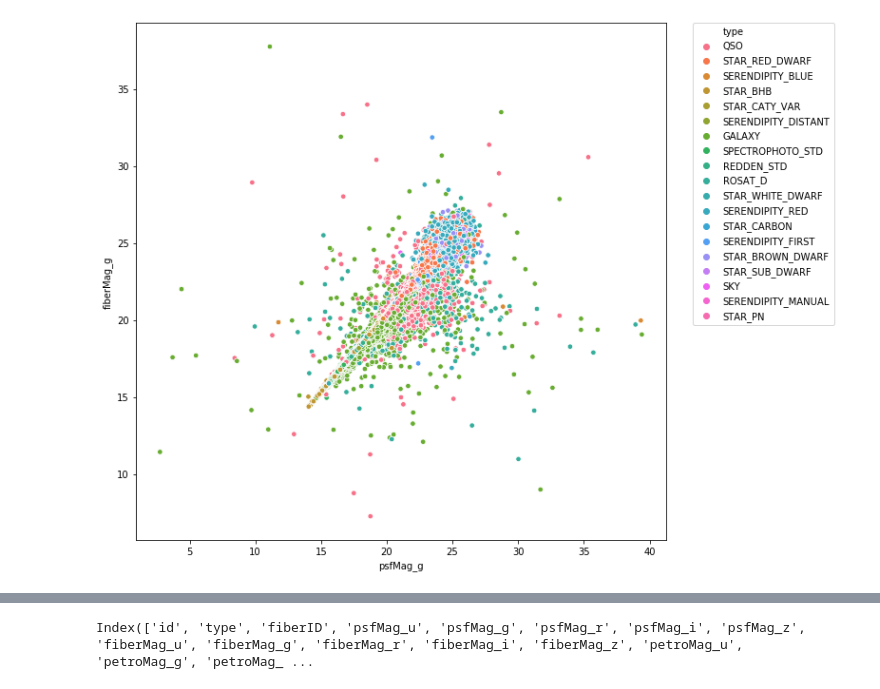
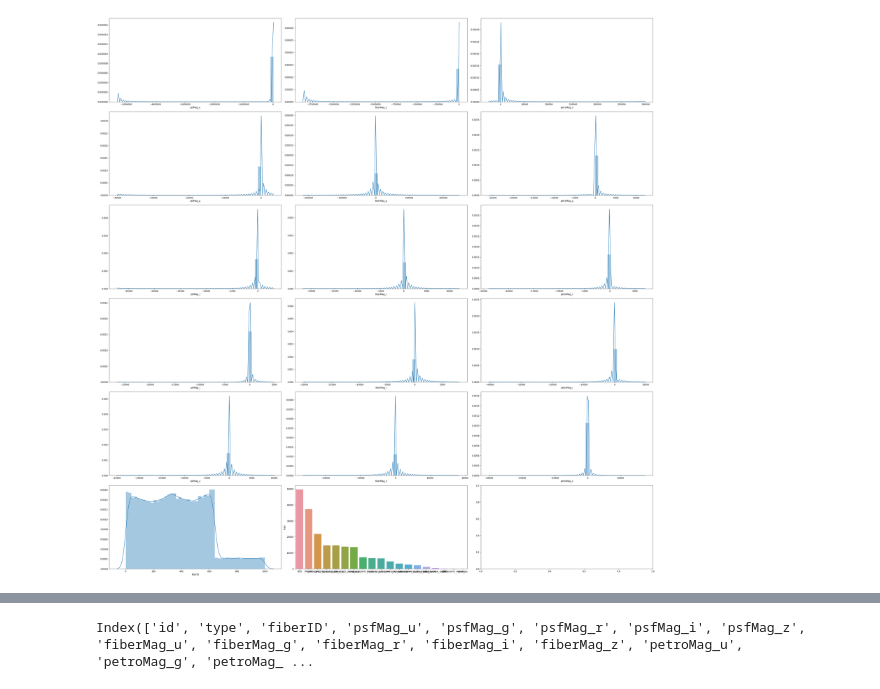
Before and after one commit to idjoopal/MLFW_study, a Jupyter notebook: Dacon/classification_universe.ipynb, the cells around one changed output, grey strips where cells are left out. Drawn from its saved outputs; the diff is of its cells as text; code cells hidden in the pictures.

Commit message:
functionalize, remove outlier data

```diff
--- a/Dacon/classification_universe.ipynb
+++ b/Dacon/classification_universe.ipynb
@@ -73,0 +34,30 @@ train_outL_t = pd.merge(train_outL, train[['id','type']], how='left', on='id')
+# %%
+# FUNCTION : 독립변수별 histogram 그리기
+def draw_distplot(df):
+    fig, ax = plt.subplots(6, 3, figsize=(36,36))
+
+    sns.distplot(df['psfMag_u'], ax=ax[0][0])
+    sns.distplot(df['fiberMag_u'], ax=ax[0][1])
+    sns.distplot(df['petroMag_u'], ax=ax[0][2])
+
+    sns.distplot(df['psfMag_g'], ax=ax[1][0])
+    sns.distplot(df['fiberMag_g'], ax=ax[1][1])
+    sns.distplot(df['petroMag_g'], ax=ax[1][2])
+
+    sns.distplot(df['psfMag_r'], ax=ax[2][0])
+    sns.distplot(df['fiberMag_r'], ax=ax[2][1])
+    sns.distplot(df['petroMag_r'], ax=ax[2][2])
+
+    sns.distplot(df['psfMag_i'], ax=ax[3][0])
+    sns.distplot(df['fiberMag_i'], ax=ax[3][1])
+    sns.distplot(df['petroMag_i'], ax=ax[3][2])
+
+    sns.distplot(df['psfMag_z'], ax=ax[4][0])
+    sns.distplot(df['fiberMag_z'], ax=ax[4][1])
+    sns.distplot(df['petroMag_z'], ax=ax[4][2])
+
+    sns.distplot(df['fiberID'], ax=ax[5][0])
+    sns.barplot(x=df['type'].value_counts().index, y=df['type'].value_counts(), ax=ax[5][1])
+
+    plt.tight_layout()
+    plt.show()
@@ -85,11 +77,0 @@ plt.show()
-# %%
-plt.figure(figsize=(10,10))
-sns.scatterplot(x='psfMag_g', y='fiberMag_g',
-                s=30, # marker size
-                hue='type',
-                # data=train_NoutL_t)
-                data=train_NoutL_t.loc[(train_NoutL_t['psfMag_g'] > 0) & (train_NoutL_t['psfMag_g'] < 40) & (train_NoutL_t['fiberMag_g'] > 0) & (train_NoutL_t['fiberMag_g'] < 40)])
-plt.legend(bbox_to_anchor=(1.05, 1), loc=2, borderaxespad=0.)
-plt.show()
-# %% [output]
-[figure, removed]
@@ -95,0 +140,5 @@ plt.show()
+# %%
+# 1. 변수들의 HISTOGRAM을 통해 분포 확인하기
+draw_distplot(train)
+# %% [output]
+[figure, added]
```
Also changed, not shown: parts of 43 cells of this notebook.
